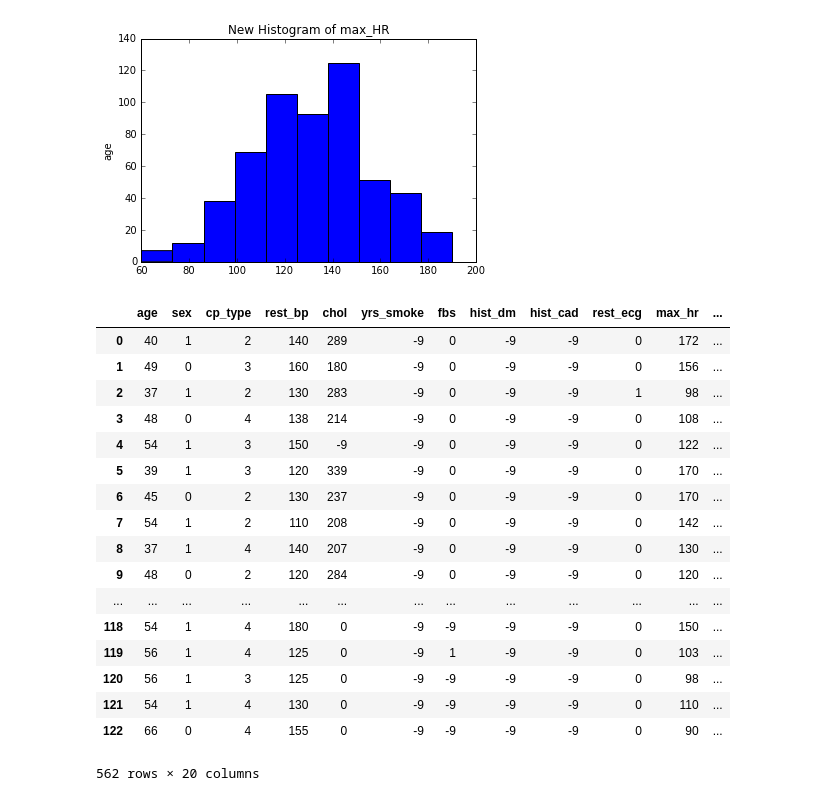
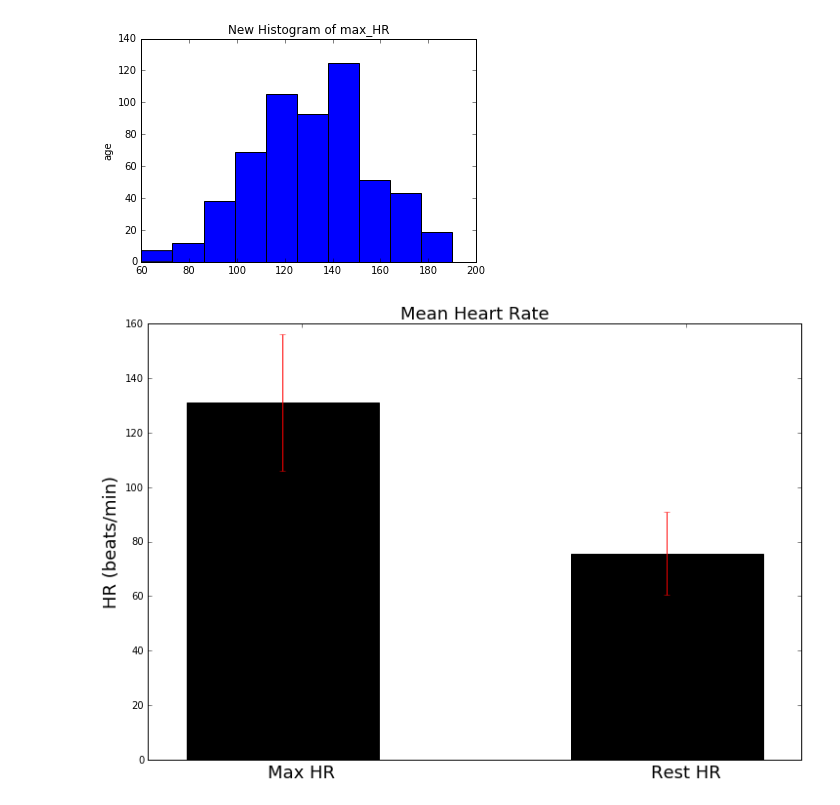
Before and after one commit to sheenstar/Springboard_Intensive, a Jupyter notebook: Capstone_project/HeartDisease_prediction.ipynb, the cells around one changed output. Saved outputs shown, nothing was run; the diff lists cells and outputs as text; code cells hidden in the pictures.

```diff
--- a/Capstone_project/HeartDisease_prediction.ipynb
+++ b/Capstone_project/HeartDisease_prediction.ipynb
@@ -268,24 +275,26 @@ plt.ylabel('age')
 # %% [output]
 <matplotlib.text.Text at 0x...>
 [figure]
-# %%
-max_hr_pos
-# %% [output]
-|  | age | sex | cp_type | rest_bp | chol | yrs_smoke | fbs | hist_dm | hist_cad | rest_ecg | max_hr | ... |
-| 0 | 40 | 1 | 2 | 140 | 289 | -9 | 0 | -9 | -9 | 0 | 172 | ... |
-| 1 | 49 | 0 | 3 | 160 | 180 | -9 | 0 | -9 | -9 | 0 | 156 | ... |
-| 2 | 37 | 1 | 2 | 130 | 283 | -9 | 0 | -9 | -9 | 1 | 98 | ... |
-| 3 | 48 | 0 | 4 | 138 | 214 | -9 | 0 | -9 | -9 | 0 | 108 | ... |
-| 4 | 54 | 1 | 3 | 150 | -9 | -9 | 0 | -9 | -9 | 0 | 122 | ... |
-| 5 | 39 | 1 | 3 | 120 | 339 | -9 | 0 | -9 | -9 | 0 | 170 | ... |
-| 6 | 45 | 0 | 2 | 130 | 237 | -9 | 0 | -9 | -9 | 0 | 170 | ... |
-| 7 | 54 | 1 | 2 | 110 | 208 | -9 | 0 | -9 | -9 | 0 | 142 | ... |
-| 8 | 37 | 1 | 4 | 140 | 207 | -9 | 0 | -9 | -9 | 0 | 130 | ... |
-| 9 | 48 | 0 | 2 | 120 | 284 | -9 | 0 | -9 | -9 | 0 | 120 | ... |
-| ... | ... | ... | ... | ... | ... | ... | ... | ... | ... | ... | ... | ... |
-| 118 | 54 | 1 | 4 | 180 | 0 | -9 | -9 | -9 | -9 | 0 | 150 | ... |
-| 119 | 56 | 1 | 4 | 125 | 0 | -9 | 1 | -9 | -9 | 0 | 103 | ... |
-| 120 | 56 | 1 | 3 | 125 | 0 | -9 | -9 | -9 | -9 | 0 | 98 | ... |
-| 121 | 54 | 1 | 4 | 130 | 0 | -9 | -9 | -9 | -9 | 0 | 110 | ... |
-| 122 | 66 | 0 | 4 | 155 | 0 | -9 | -9 | -9 | -9 | 0 | 90 | ... |
-562 rows × 20 columns
+# %%
+rest_hr_pos = df[df.rest_hr >= 0] #Again just filtering out the negative ones for graphing purposes
+# %%
+#Now I want to graph the mean MaxHR and RestHR on a bar graph. Im wondering if patients in this cohort have very similar
+# rest and max HRs (I hypothesize that there rest heart rates are high and then when they exercise they achieve their max
+# heart rate very quickly)
+fig = plt.figure(figsize=(12,8)) #Plotting group mean results
+ax = fig.add_subplot(111)
+width = .5
+means = [max_hr_pos['max_hr'].mean(), rest_hr_pos['rest_hr'].mean()]
+std = [max_hr_pos['max_hr'].std(), rest_hr_pos['rest_hr'].std()]
+ind = np.arange(len(means))
+bar_p = plt.bar(ind, means, width, yerr = std, color = 'black', ecolor='red')
+
+ax.set_title('Mean Heart Rate', fontsize=18)
+xTickMarks = ['Max HR', 'Rest HR']
+ax.set_xticks(ind+.3)
+ax.set_xlim(-.1)
+xtickNames = ax.set_xticklabels(xTickMarks, fontsize=18)
+ax.set_ylabel('HR (beats/min)', fontsize=18)
+fig.savefig('Max_Rest_HR.png')
+# %% [output]
+[figure, added]
```
Also changed, not shown: parts of 5 cells of this notebook, 1 other file.
